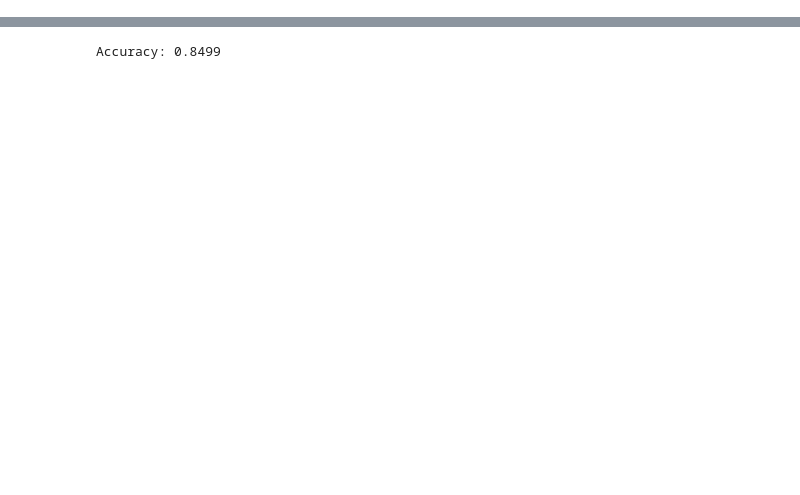
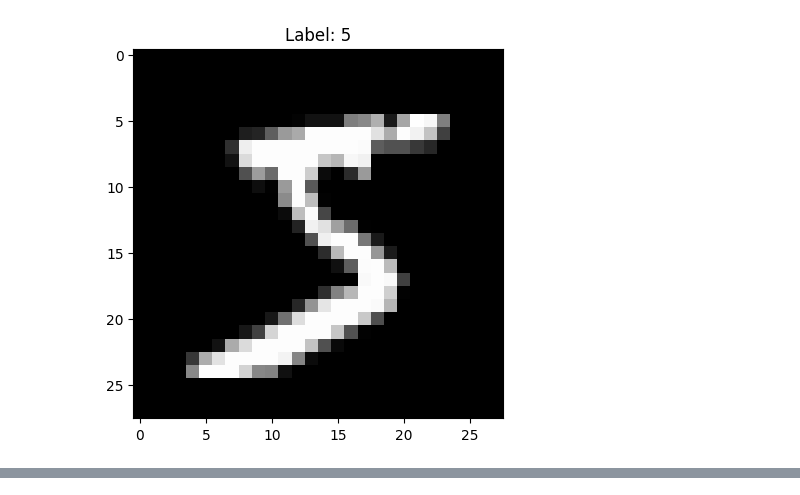
Before and after one commit to Cindy-eng/AI-Data-Engineer--Assignments, a Jupyter notebook: 24_Deep neural network/24_Deep_neural_network.ipynb, the cells around one changed output, grey strips where cells are left out. Drawn from its saved outputs; the diff is of its cells as text; code cells hidden in the pictures; blank space fills up the shorter version.

Commit message:
deep neural

```diff
--- a/24_Deep neural network/24_Deep_neural_network.ipynb
+++ b/24_Deep neural network/24_Deep_neural_network.ipynb
@@ -95,19 +0,0 @@ class HeInitializer:
-# %%
-#[Problem 7] Optimization method
-class AdaGrad:
-    def __init__(self, lr=0.01, epsilon=1e-8):
-        self.lr = lr
-        self.epsilon = epsilon
-
-    def update(self, layer):
-        if not hasattr(layer, "h_W"):
-            layer.h_W = np.zeros_like(layer.W)
-            layer.h_B = np.zeros_like(layer.B)
-
-        layer.h_W += layer.dW ** 2
-        layer.h_B += layer.dB ** 2
-
-        layer.W -= self.lr * layer.dW / (np.sqrt(layer.h_W) + self.epsilon)
-        layer.B -= self.lr * layer.dB / (np.sqrt(layer.h_B) + self.epsilon)
-
-        return layer
@@ -147,34 +147,48 @@ class ScratchDeepNeuralNetworkClassifier:
         Z_last = self.forward(X)
         return np.argmax(Z_last, axis=1)
 # %%
-from sklearn.datasets import fetch_openml
 from sklearn.model_selection import train_test_split
-from sklearn.preprocessing import StandardScaler
+import matplotlib.pyplot as plt
+from tensorflow.keras.datasets import mnist
+import numpy as np
+
+#[Problem 9] Learning and estimation
+
+(X_train, y_train), (X_test, y_test) = mnist.load_data()
+
+X_train = X_train.reshape(-1, 28*28).astype(np.float32) / 255.0
+X_test = X_test.reshape(-1, 28*28).astype(np.float32) / 255.0
+
+plt.imshow(X_train[0].reshape(28, 28), cmap="gray")
+plt.title(f"Label: {y_train[0]}")
+plt.show()
+
+def one_hot_encode(y, num_classes):
+    return np.eye(num_classes)[y]
+
+y_train_onehot = one_hot_encode(y_train, 10)
+y_test_onehot = one_hot_encode(y_test, 10)
 
 
-mnist = fetch_openml("mnist_784", version=1)
-X = mnist.data.astype(np.float32) / 255.0
-y = mnist.target.astype(np.int64)
 
-X_train, X_test, y_train, y_test = train_test_split(X, y, test_size=0.2, random_state=42)
-
-y_train_onehot = one_hot_encode(y_train, 10)
 optimizer = AdaGrad(lr=0.01)
 initializer = XavierInitializer()
-activations = [ReLU(), ReLU(), SoftmaxCrossEntropy()]
+activations = [ReLU(), Sigmoid(), SoftmaxCrossEntropy()]
 
 model = ScratchDeepNeuralNetworkClassifier(
     n_features=784,
     n_hidden_nodes_list=[128, 64],
     n_output=10,
     initializer=initializer,
     optimizer=optimizer,
     activations=activations
 )
 
-model.fit(X_train, y_train_onehot, epochs=10)
+model.fit(X_train, y_train_onehot, X_test, y_test_onehot, epochs=10, batch_size=128)
+
 
 y_pred = model.predict(X_test)
 accuracy = np.mean(y_pred == y_test)
 print(f"Test Accuracy: {accuracy:.4f}")
 # %% [output]
+[figure, added]
@@ -182,24 +205,0 @@ Test Accuracy: 0.7391
-# %%
-#[Problem 9] Learning and estimation
-def one_hot_encode(Y, n_classes):
-    return np.eye(n_classes)[Y]
-
-
-n_features = 784
-n_hidden = [128, 64]
-n_output = 10
-initializer = XavierInitializer()
-optimizer = AdaGrad(lr=0.01)
-activations = [ReLU(), ReLU(), SoftmaxCrossEntropy()]
-
-model = ScratchDeepNeuralNetworkClassifier(n_features, n_hidden, n_output,
-                                           initializer, optimizer, activations)
-
-Y_train_onehot = one_hot_encode(y_train, n_output)
-model.fit(X_train, Y_train_onehot, epochs=20)
-
-Y_pred = model.predict(X_test)
-accuracy = np.mean(Y_pred == y_test)
-print(f"Accuracy: {accuracy:.4f}")
-# %% [output]
-Accuracy: 0.8499
```
Also changed, not shown: parts of 10 cells of this notebook.
